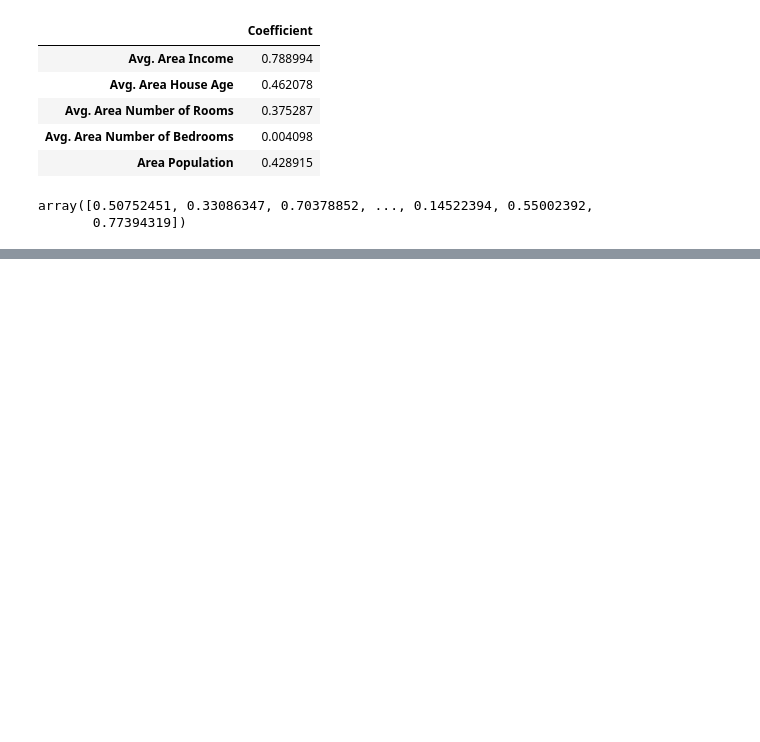
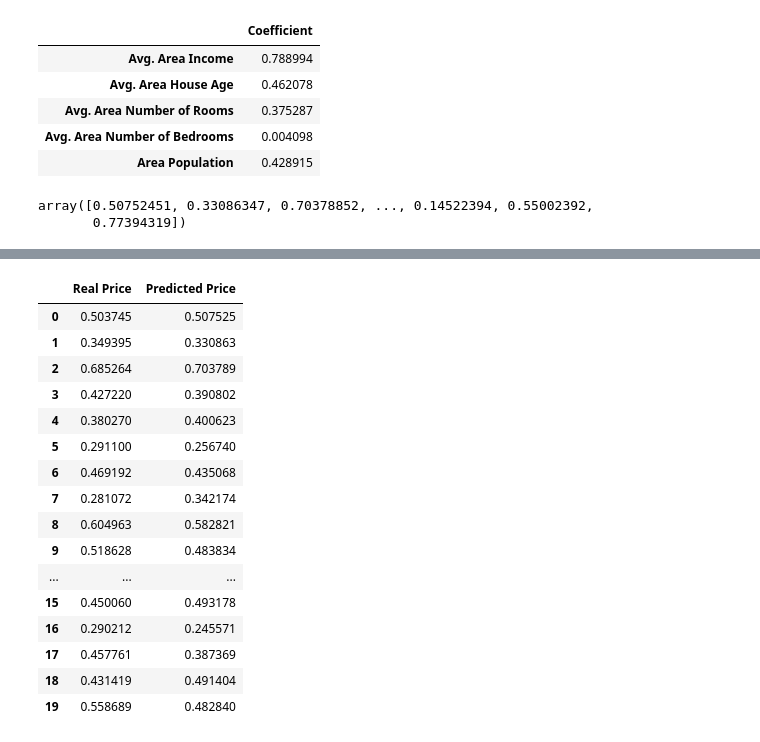
Before and after one commit to odara-rapheal/Weekly-ML-Code-Project-003-Regression-, a Jupyter notebook: Weekly ML Code Project 003 (Regression).ipynb, the cells around one changed output, grey strips where cells are left out. Cells and saved outputs as stored; diff of their text form; code cells hidden in the pictures; blank space fills up the shorter version.

```diff
--- a/Weekly ML Code Project 003 (Regression).ipynb
+++ b/Weekly ML Code Project 003 (Regression).ipynb
@@ -203,0 +232,21 @@ array([0.50752451, 0.33086347, 0.70378852, ..., 0.14522394, 0.55002392,
+# %%
+# displaying the first 20 field of the dataframe
+predicted_and_real_price_df.head(20)
+# %% [output]
+|  | Real Price | Predicted Price |
+| 0 | 0.503745 | 0.507525 |
+| 1 | 0.349395 | 0.330863 |
+| 2 | 0.685264 | 0.703789 |
+| 3 | 0.427220 | 0.390802 |
+| 4 | 0.380270 | 0.400623 |
+| 5 | 0.291100 | 0.256740 |
+| 6 | 0.469192 | 0.435068 |
+| 7 | 0.281072 | 0.342174 |
+| 8 | 0.604963 | 0.582821 |
+| 9 | 0.518628 | 0.483834 |
+| ... | ... | ... |
+| 15 | 0.450060 | 0.493178 |
+| 16 | 0.290212 | 0.245571 |
+| 17 | 0.457761 | 0.387369 |
+| 18 | 0.431419 | 0.491404 |
+| 19 | 0.558689 | 0.482840 |
```
Also changed, not shown: parts of 8 cells of this notebook.
